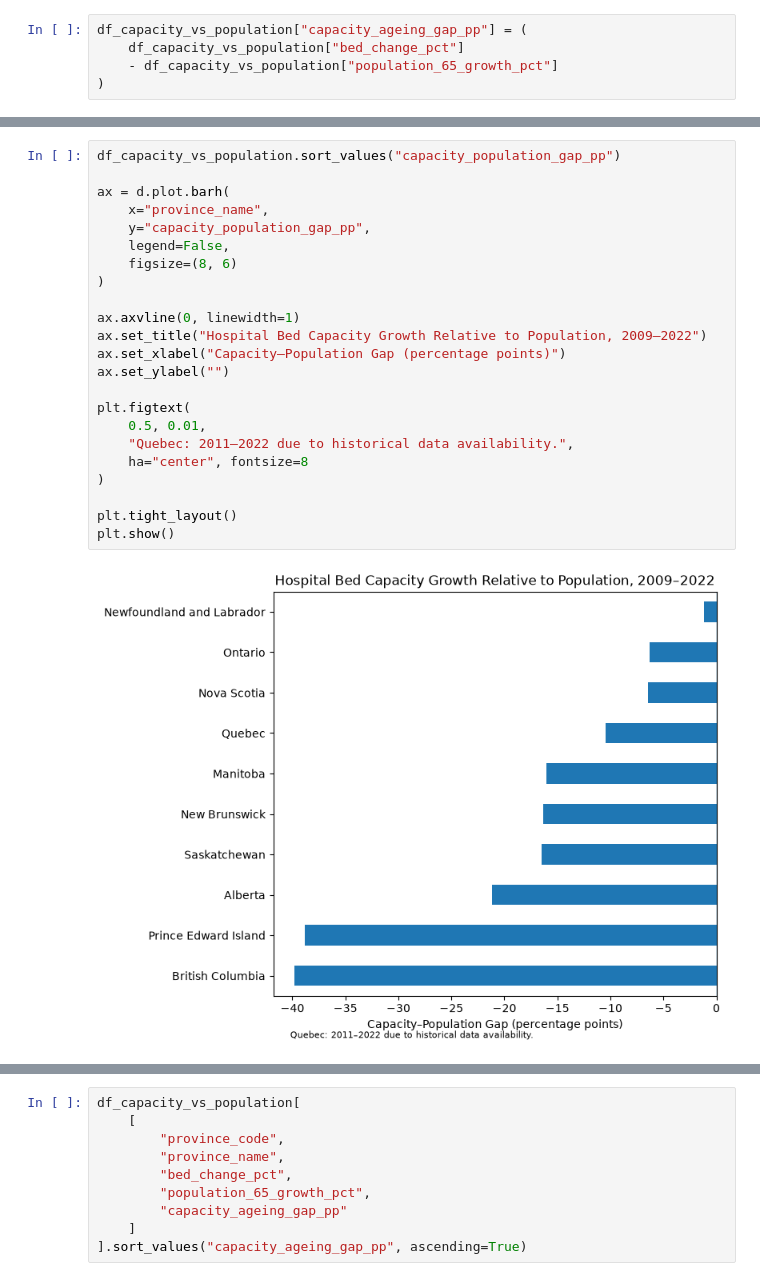
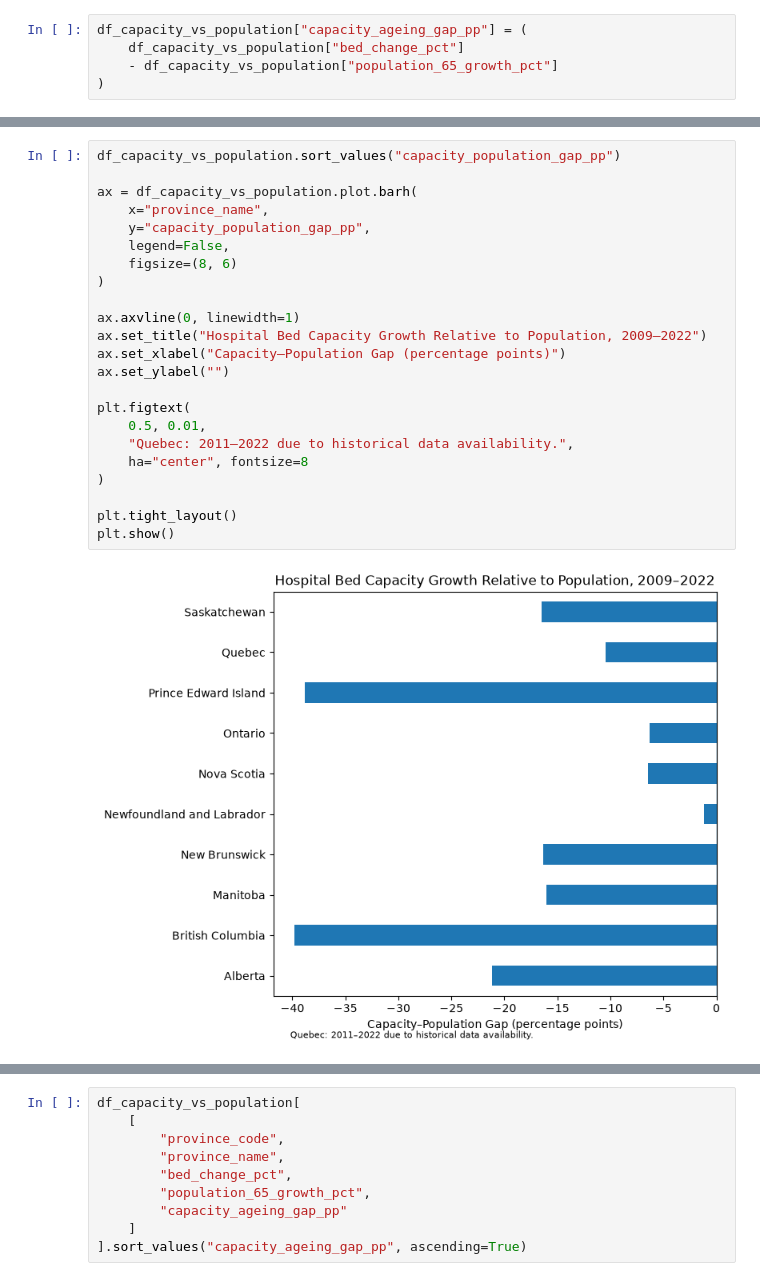
Before and after one commit to christopher-ajayi/healthcare-system-performance-analytics, a Jupyter notebook: notebooks/02_RQ2_capacity_workforce.ipynb, the cells around one changed output, grey strips where cells are left out. Drawn from its saved outputs; the diff is of its cells as text.

```diff
--- a/notebooks/02_RQ2_capacity_workforce.ipynb
+++ b/notebooks/02_RQ2_capacity_workforce.ipynb
@@ -736,26 +736,26 @@ df_capacity_vs_population
 # %%
 df_capacity_vs_population.sort_values("capacity_population_gap_pp")
 
-ax = d.plot.barh(
+ax = df_capacity_vs_population.plot.barh(
     x="province_name",
     y="capacity_population_gap_pp",
     legend=False,
     figsize=(8, 6)
 )
 
 ax.axvline(0, linewidth=1)
 ax.set_title("Hospital Bed Capacity Growth Relative to Population, 2009–2022")
 ax.set_xlabel("Capacity–Population Gap (percentage points)")
 ax.set_ylabel("")
 
 plt.figtext(
     0.5, 0.01,
     "Quebec: 2011–2022 due to historical data availability.",
     ha="center", fontsize=8
 )
 
 plt.tight_layout()
 plt.show()
 # %% [output]
-[figure, old version]
+[figure, new version]
 # %%
```
Also changed, not shown: parts of 10 cells of this notebook, 5 other files.
